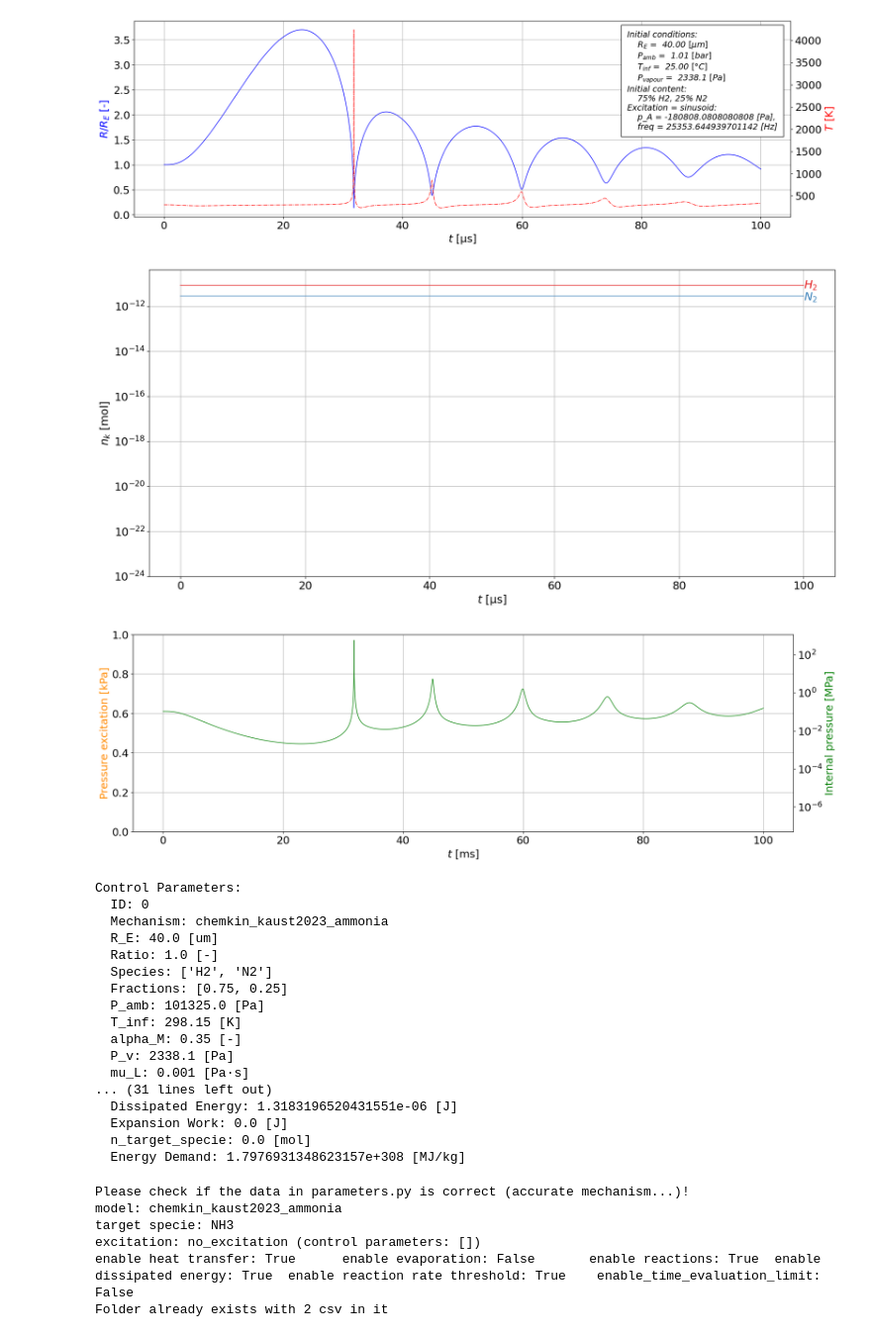
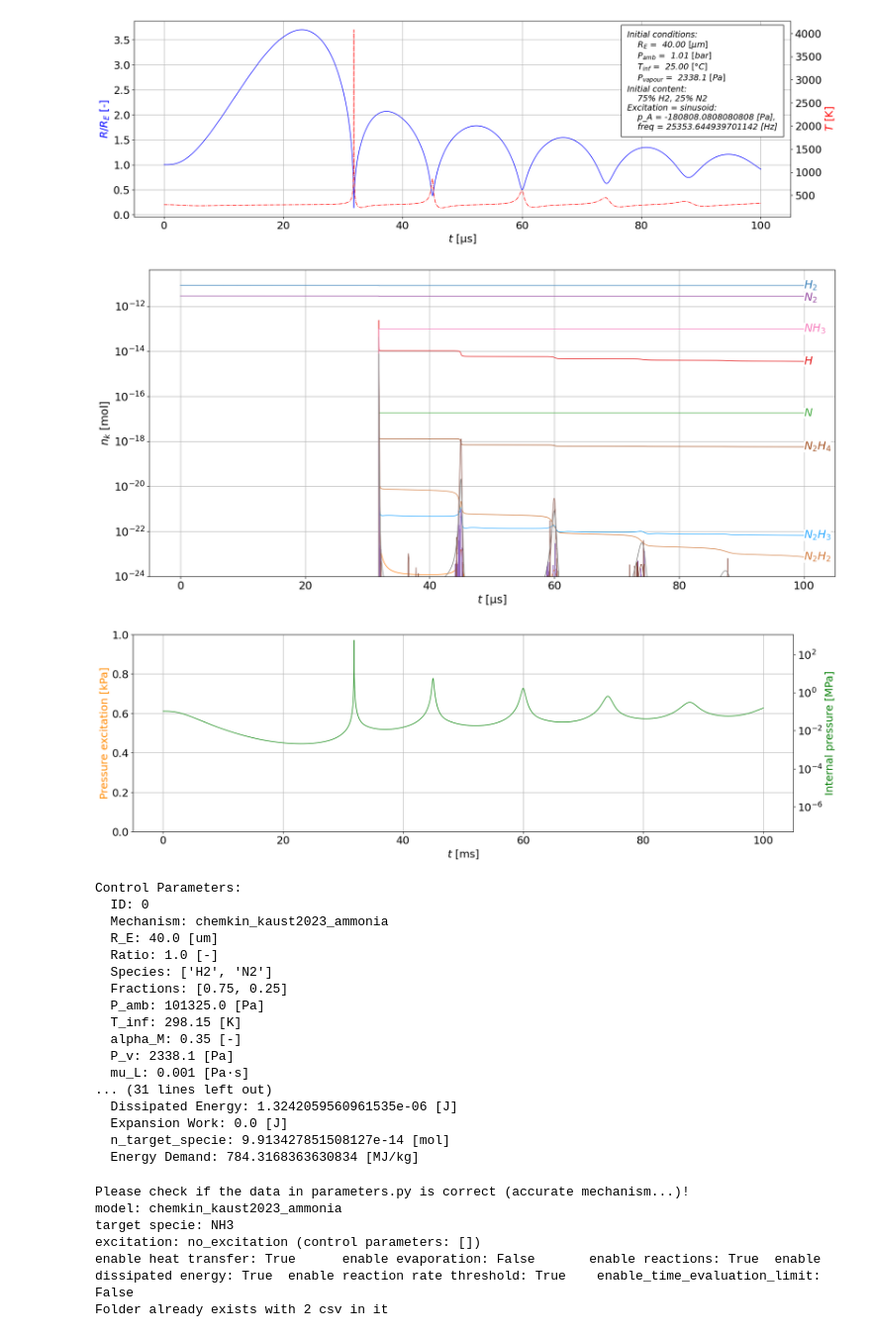
Before and after one commit to kozakaron/Bubble_dynamics_simulation_CPP, a Jupyter notebook: python_run.ipynb, the cells around one changed output. Shown at 99% size. Drawn from its saved outputs; the diff is of its cells as text; code cells hidden in the pictures.

Commit message:
Some patches in the solution data in case of one time curve (#2)

```diff
--- a/python_run.ipynb
+++ b/python_run.ipynb
@@ -20,7 +20,7 @@ cpar = {'ID': 0,
  'surfactant': 1.0,
  'enable_heat_transfer': True,
  'enable_evaporation': False,
- 'enable_reactions': False,
+ 'enable_reactions': True,
  'enable_dissipated_energy': True,
  'enable_van_der_waals': True,
  'enable_rate_thresholding': True,
@@ -95,5 +95,5 @@ Please check, where you R_dotdot read in from!
-[figure, old version]
+[figure, new version]
-[figure, old version]
+[figure, new version]
 [figure]
 Control Parameters:
   ID: 0
@@ -108,10 +108,10 @@ Control Parameters:
   P_v: 2338.1 [Pa]
   mu_L: 0.001 [Pa·s]
 ... (31 lines left out)
-  Dissipated Energy: 1.3183196520431551e-06 [J]
+  Dissipated Energy: 1.3242059560961535e-06 [J]
   Expansion Work: 0.0 [J]
-  n_target_specie: 0.0 [mol]
-  Energy Demand: 1.7976931348623157e+308 [MJ/kg]
+  n_target_specie: 9.913427851508127e-14 [mol]
+  Energy Demand: 784.3168363630834 [MJ/kg]
 # %%
 print('Please check if the data in parameters.py is correct (accurate mechanism...)!')
 class dotdict(dict):
```
Also changed, not shown: parts of 1 cell of this notebook, 2 other files.
